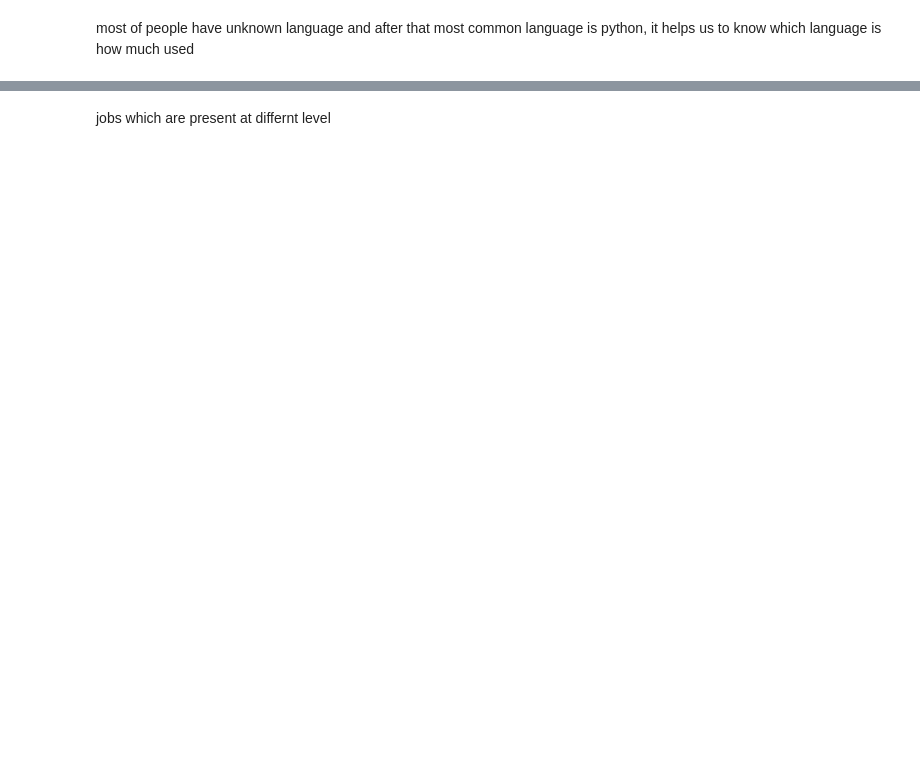
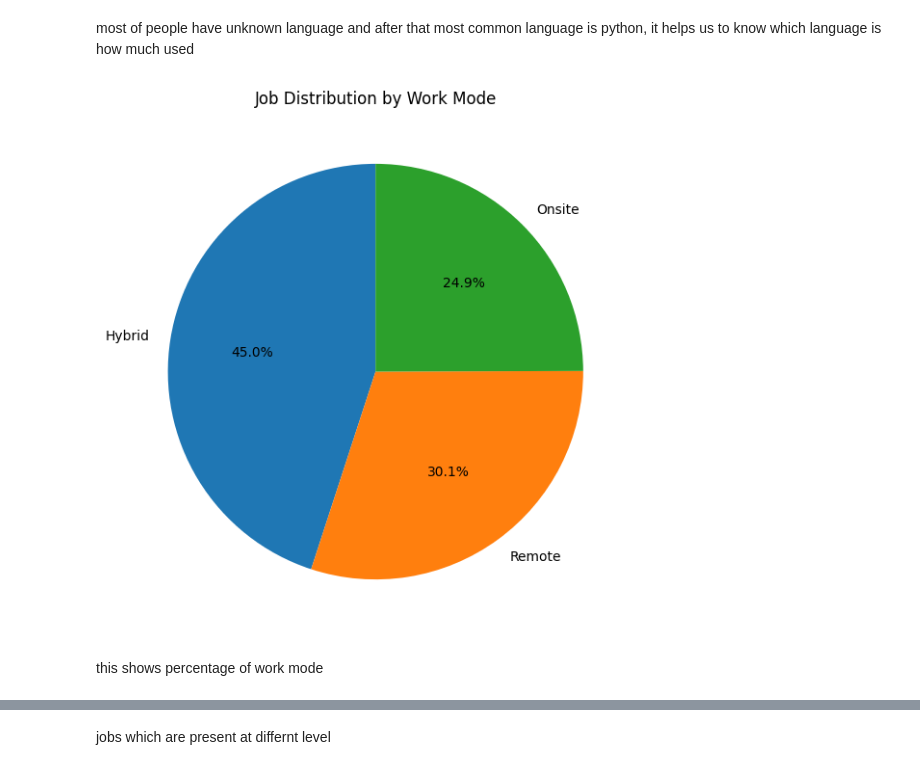
Before and after one commit to divyanshusengar33/MLCoE-Tasks, a Jupyter notebook: Task_1.ipynb, the cells around one changed output, grey strips where cells are left out. Cells and saved outputs as stored; diff of their text form; code cells hidden in the pictures; blank space fills up the shorter version.

```diff
--- a/Task_1.ipynb
+++ b/Task_1.ipynb
@@ -388,5 +388,15 @@ plt.show()
 # %% [markdown]
 most of people have unknown language and after that most common language is python, it helps us to know which language is how much used
+# %%
+work_mode_counts = df["work_mode"].value_counts()
+plt.figure(figsize=(7,7))
+plt.pie(work_mode_counts, labels=work_mode_counts.index, autopct="%1.1f%%", startangle=90)
+plt.title("Job Distribution by Work Mode")
+plt.show()
+# %% [output]
+[figure, added]
+# %% [markdown]
+this shows  percentage of work mode
 # %%
 df["seniority_level"].value_counts().plot(kind="bar")
 plt.title("Jobs by Seniority Level")
```
Also changed, not shown: parts of 38 cells of this notebook.
